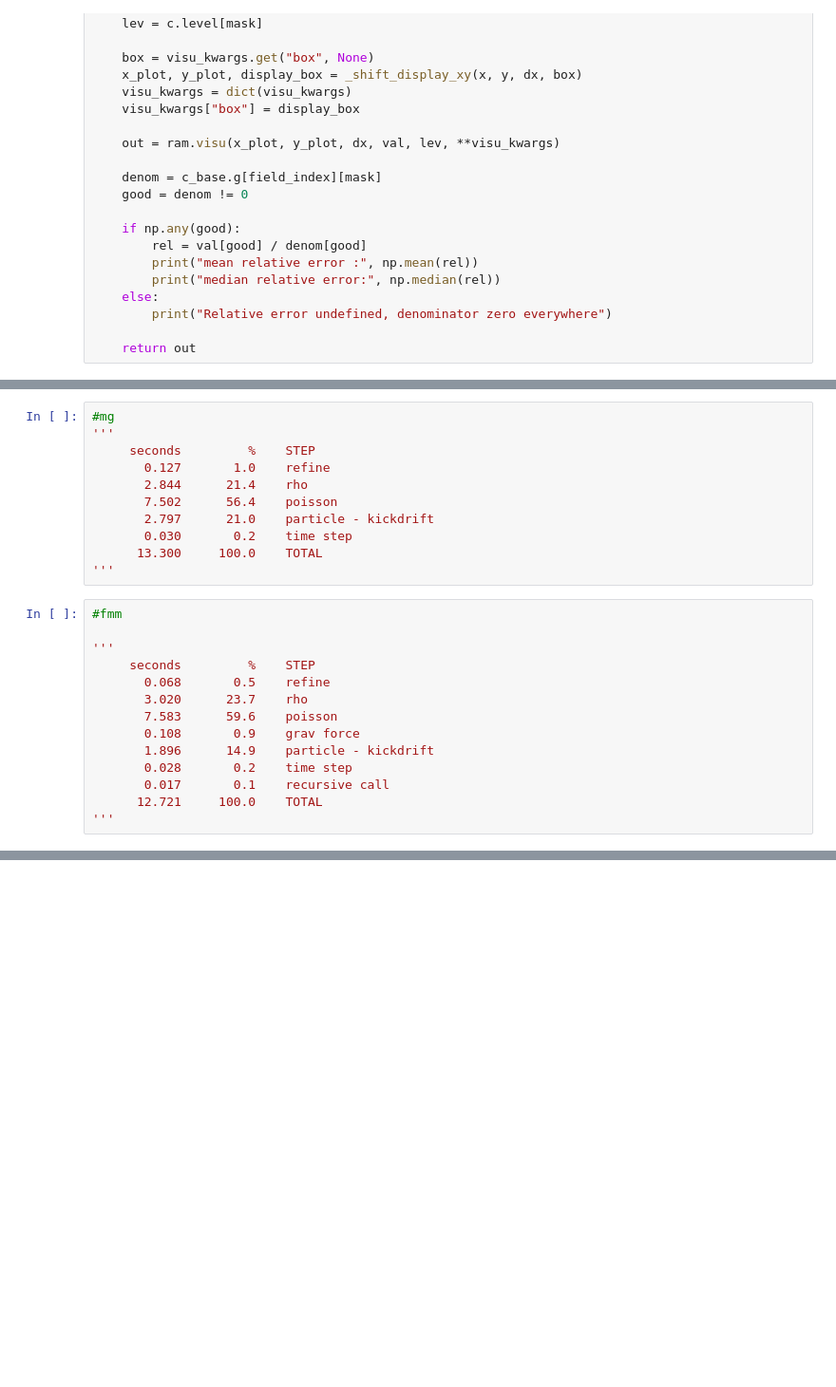
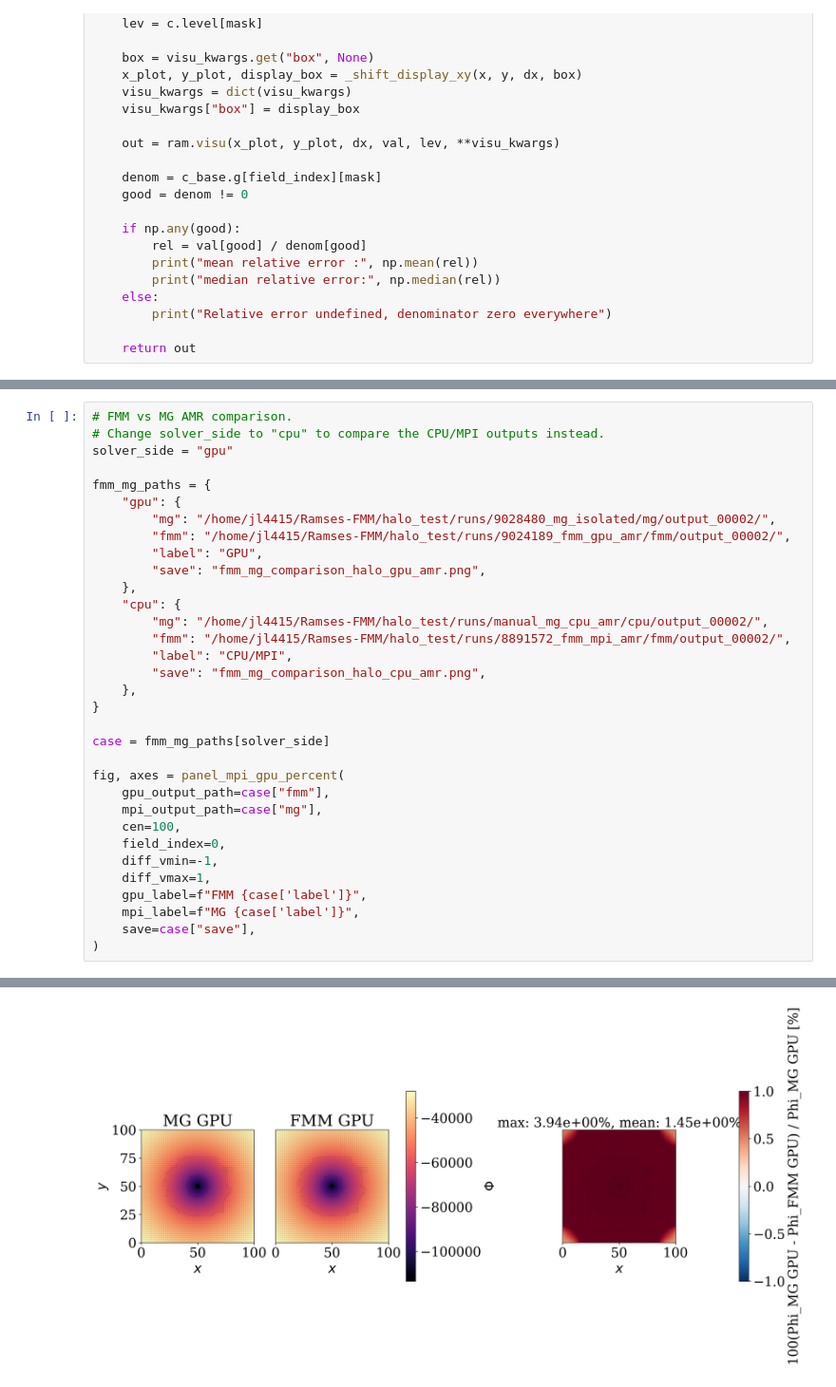
Before and after one commit to Byeol-Haneul/Ramses-FMM, a Jupyter notebook: analyze/amr.ipynb, the cells around one changed output, grey strips where cells are left out. Shown at 95% size. Cells and saved outputs as stored; diff of their text form; blank space fills up the shorter version.

```diff
--- a/analyze/amr.ipynb
+++ b/analyze/amr.ipynb
@@ -842,25 +667,34 @@ spatial box: [300, 900, 300, 900]
-# %%
-#mg
-'''
-     seconds         %    STEP
-       0.127       1.0    refine
-       2.844      21.4    rho
-       7.502      56.4    poisson
-       2.797      21.0    particle - kickdrift
-       0.030       0.2    time step
-      13.300     100.0    TOTAL
-'''
-# %%
-#fmm
-
-'''
-     seconds         %    STEP
-       0.068       0.5    refine
-       3.020      23.7    rho
-       7.583      59.6    poisson
-       0.108       0.9    grav force
-       1.896      14.9    particle - kickdrift
-       0.028       0.2    time step
-       0.017       0.1    recursive call
-      12.721     100.0    TOTAL
-'''
+# %%
+# FMM vs MG AMR comparison.
+# Change solver_side to "cpu" to compare the CPU/MPI outputs instead.
+solver_side = "gpu"
+
+fmm_mg_paths = {
+    "gpu": {
+        "mg": "/home/jl4415/Ramses-FMM/halo_test/runs/9028480_mg_isolated/mg/output_00002/",
+        "fmm": "/home/jl4415/Ramses-FMM/halo_test/runs/9024189_fmm_gpu_amr/fmm/output_00002/",
+        "label": "GPU",
+        "save": "fmm_mg_comparison_halo_gpu_amr.png",
+    },
+    "cpu": {
+        "mg": "/home/jl4415/Ramses-FMM/halo_test/runs/manual_mg_cpu_amr/cpu/output_00002/",
+        "fmm": "/home/jl4415/Ramses-FMM/halo_test/runs/8891572_fmm_mpi_amr/fmm/output_00002/",
+        "label": "CPU/MPI",
+        "save": "fmm_mg_comparison_halo_cpu_amr.png",
+    },
+}
+
+case = fmm_mg_paths[solver_side]
+
+fig, axes = panel_mpi_gpu_percent(
+    gpu_output_path=case["fmm"],
+    mpi_output_path=case["mg"],
+    cen=100,
+    field_index=0,
+    diff_vmin=-1,
+    diff_vmax=1,
+    gpu_label=f"FMM {case['label']}",
+    mpi_label=f"MG {case['label']}",
+    save=case["save"],
+)
+# %% [output]
@@ -866,0 +718 @@ spatial box: [300, 900, 300, 900]
+[figure, added]
```
Also changed, not shown: parts of 14 cells of this notebook, 9 other files.
